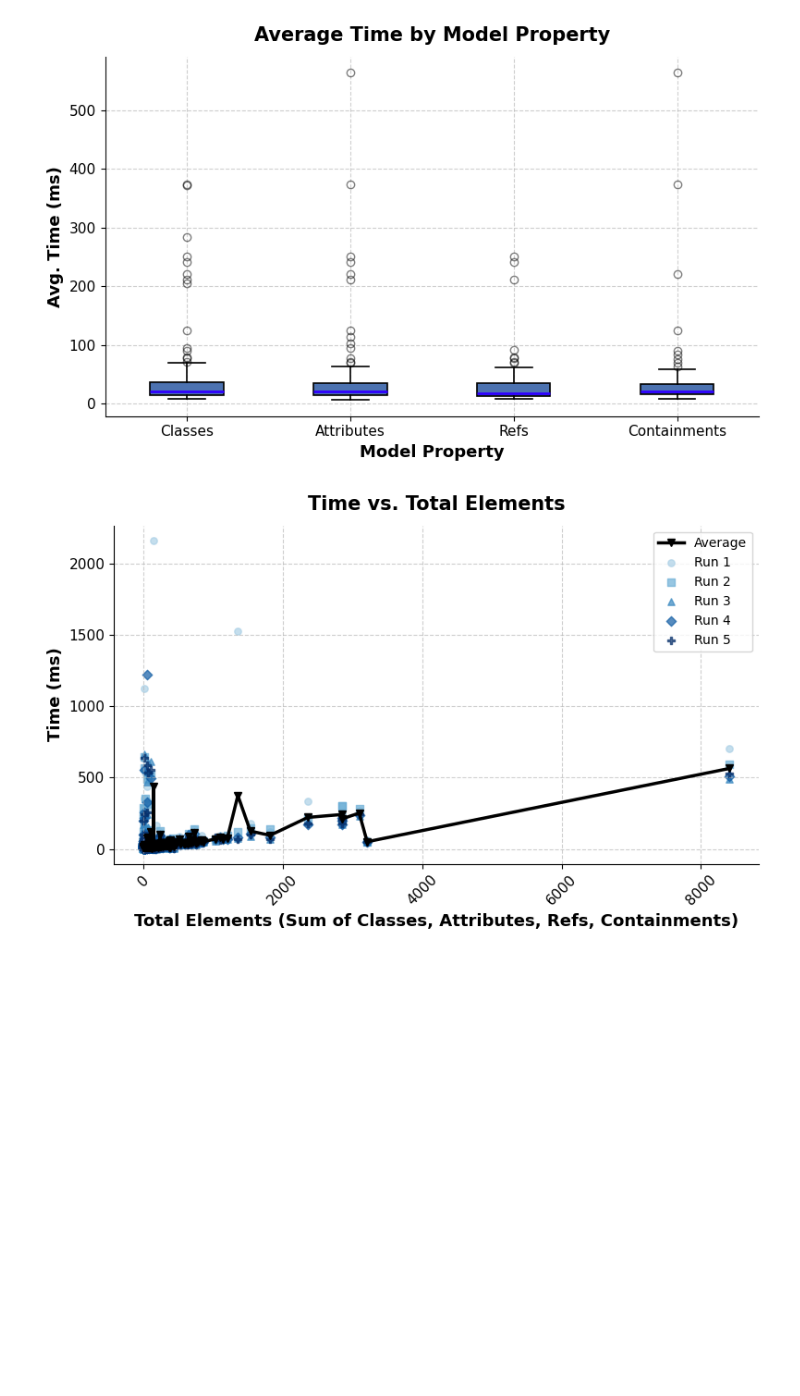
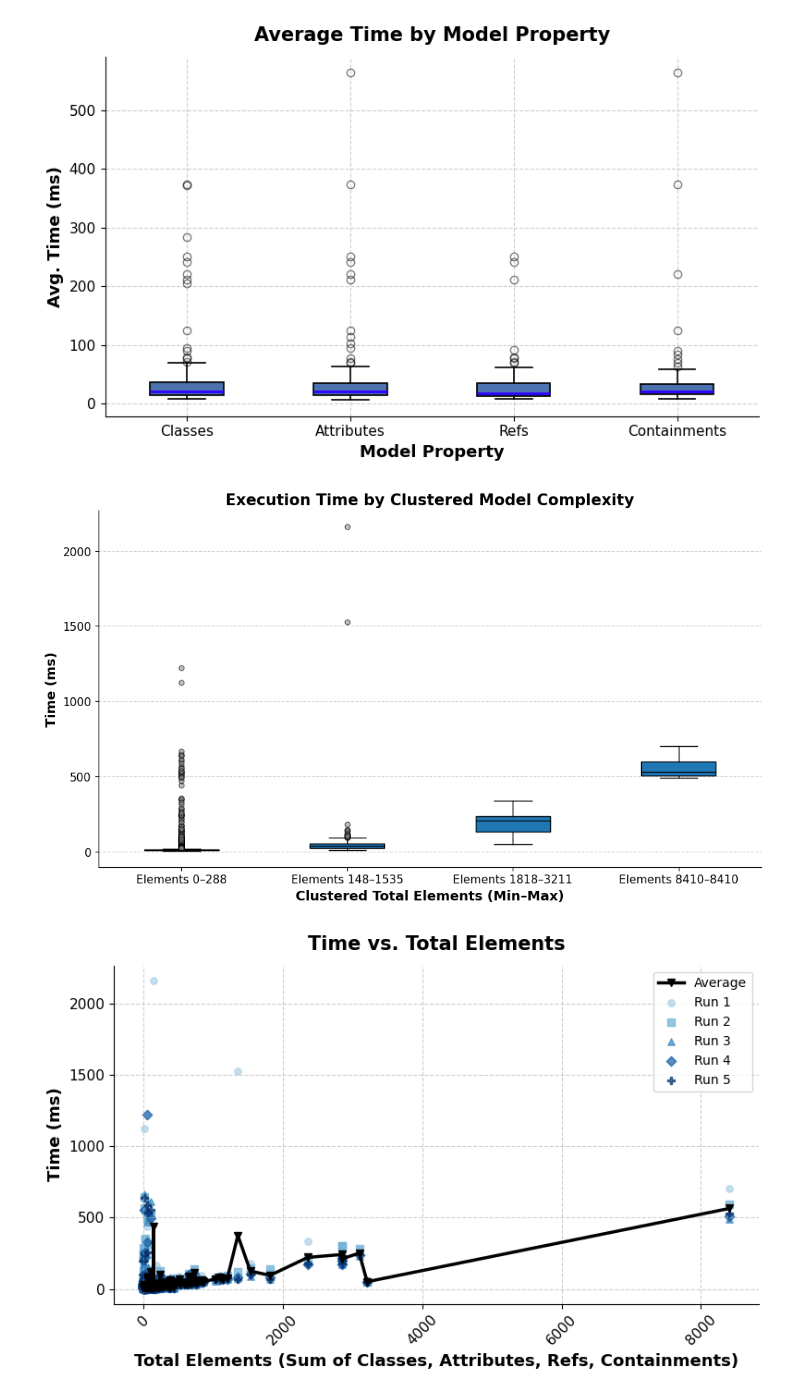
Before and after one commit to geodes-sms/NeoModelingFramework, a Jupyter notebook: ECMFA-2026-Evaluation/analysis/RQ1-results-analysis.ipynb, the cells around one changed output. Cells and saved outputs as stored; diff of their text form; code cells hidden in the pictures; blank space fills up the shorter version.

```diff
--- a/ECMFA-2026-Evaluation/analysis/RQ1-results-analysis.ipynb
+++ b/ECMFA-2026-Evaluation/analysis/RQ1-results-analysis.ipynb
@@ -277,6 +279,61 @@ plt.tight_layout()
 plt.show()
 # %% [output]
 [figure]
+# %%
+import pandas as pd
+import matplotlib.pyplot as plt
+import matplotlib.cm as cm
+from sklearn.cluster import KMeans
+
+valid_df['total_structural'] = valid_df[['classes', 'attributes', 'refs', 'containments']].sum(axis=1)
+model_total_structural = valid_df.set_index('model')['total_structural']
+for df in dfs:
+    df['total_structural'] = df['model'].map(model_total_structural)
+combined_df_total = pd.concat(dfs)
+combined_df_total = combined_df_total.dropna(subset=['total_structural', 'time'])
+X = combined_df_total[['total_structural', 'time']].values
+n_clusters = 4
+kmeans = KMeans(n_clusters=n_clusters, random_state=42)
+combined_df_total['cluster'] = kmeans.fit_predict(X)
+cluster_stats = combined_df_total.groupby('cluster').agg(
+    min_struct=('total_structural', 'min'),
+    max_struct=('total_structural', 'max'),
+    mean_struct=('total_structural', 'mean')
+).reset_index()
+cluster_stats = cluster_stats.sort_values(by='mean_struct').reset_index(drop=True)
+cluster_stats['cluster_label'] = cluster_stats.apply(
+    lambda row: f"Elements {int(row['min_struct'])}–{int(row['max_struct'])}", axis=1
+)
+cluster_id_to_label = dict(zip(cluster_stats['cluster'], cluster_stats['cluster_label']))
+combined_df_total['cluster_label'] = combined_df_total['cluster'].map(cluster_id_to_label)
+fig, ax = plt.subplots(figsize=(10, 6))
+combined_df_total.boxplot(
+    column='time',
+    by='cluster_label',
+    ax=ax,
+    grid=False,
+    patch_artist=True,
+    boxprops=dict(facecolor=cm.tab10(0), color='black'),
+    medianprops=dict(color='black'),
+    whiskerprops=dict(color='black'),
+    capprops=dict(color='black'),
+    flierprops=dict(marker='o', markersize=5, markerfacecolor='gray', alpha=0.5)
+)
+ax.set_title('Execution Time by Clustered Model Complexity', fontsize=15, fontweight='bold')
+ax.set_xlabel('Clustered Total Elements (Min–Max)', fontsize=13, fontweight='bold')
+ax.set_ylabel('Time (ms)', fontsize=13, fontweight='bold')
+plt.suptitle('')
+ax.tick_params(axis='x', labelsize=11)
+ax.tick_params(axis='y', labelsize=11)
+ax.tick_params(axis='x', labelrotation=0)
+ax.grid(True, linestyle='--', axis='y', alpha=0.6)
+for spine in ['top', 'right']:
+    ax.spines[spine].set_visible(False)
+
+plt.tight_layout()
+plt.show()
+# %% [output]
+[figure, added]
 # %%
 import matplotlib.pyplot as plt
 import matplotlib.cm as cm
```
Also changed, not shown: parts of 45 cells of this notebook, 3 other files.
